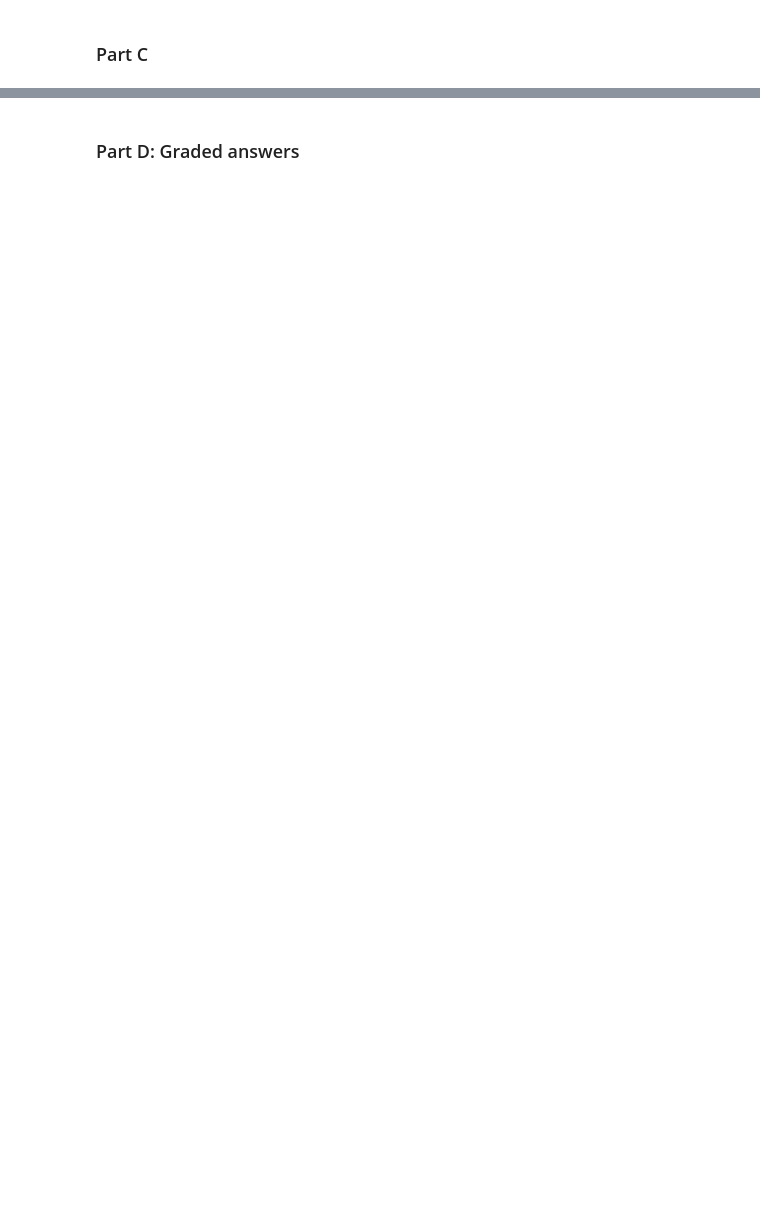
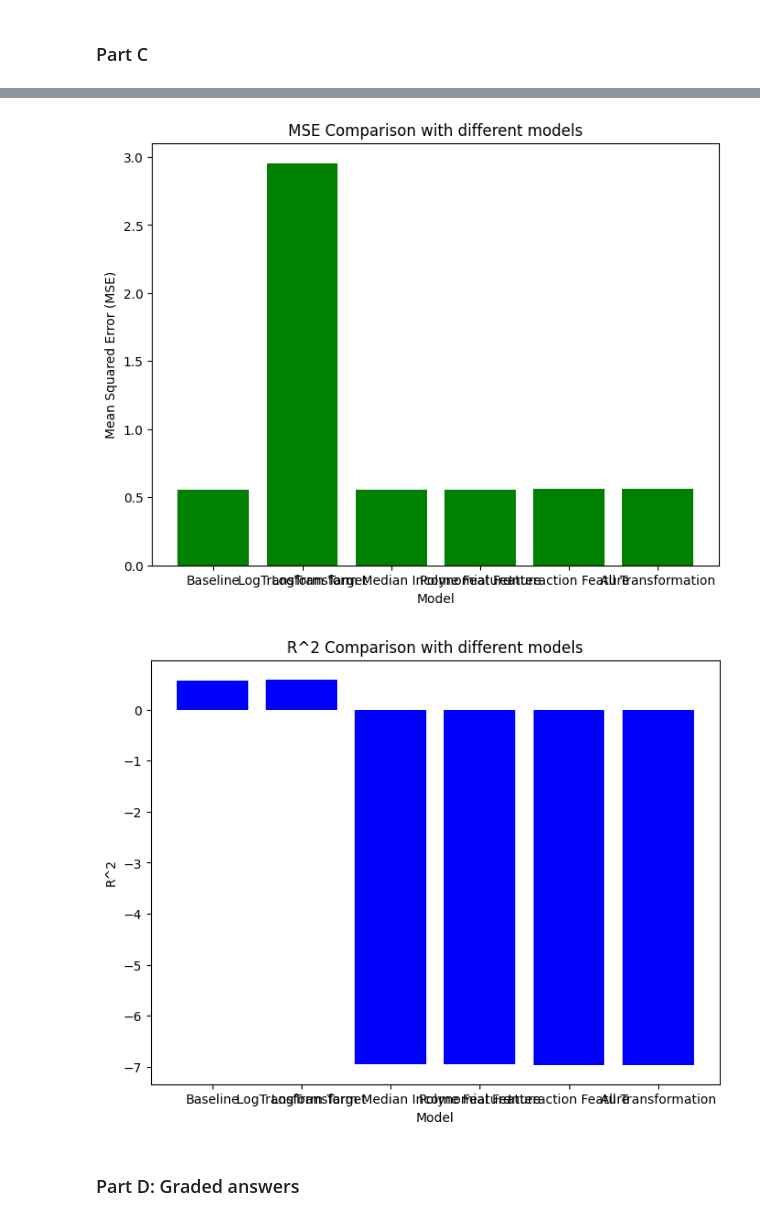
Before and after one commit to Talmaw/Homework_03, a Jupyter notebook: Homework_03.ipynb, the cells around one changed output, grey strips where cells are left out. Cells and saved outputs as stored; diff of their text form; code cells hidden in the pictures; blank space fills up the shorter version.

```diff
--- a/Homework_03.ipynb
+++ b/Homework_03.ipynb
@@ -374,3 +494,10 @@ You may create additional code cells as you wish.
 ### Part C
 # %%
 # Your code here
+
+summary = pd.DataFrame({
+    'Model' : ['Baseline', 'LogTransform Target', 'LogTransform Median Income Feature', 'Polynomial Feature', 'Interaction Feature', 'All Transformation'],
+    'Testing MSE' : [mse_baseline, mse_log, mse_median_income, mse_polynomial , mse_interaction,mse_all],
+    'R2': [r2_baseline, r2_log, r2_median_income, r2_polynomial , r2_interaction, r2_all]
+})
+print(summary)
@@ -377,3 +512,22 @@ You may create additional code cells as you wish.
+# %%
+# MSE Comparison
+plt.figure(figsize=(8,6))
+plt.bar(summary['Model'], summary['Testing MSE'], color = 'green')
+plt.xlabel('Model')
+plt.ylabel('Mean Squared Error (MSE)')
+plt.title('MSE Comparison with different models')
+plt.show()
+
+# R2
+plt.figure(figsize=(8,6))
+plt.bar(summary['Model'], summary['R2'], color = 'blue')
+plt.xlabel('Model')
+plt.ylabel('R^2')
+plt.title('R^2 Comparison with different models')
+plt.show()
+# %% [output]
+[figure, added]
+[figure, added]
 # %% [markdown]
 ### Part D: Graded answers
 # %%
```
Also changed, not shown: parts of 17 cells of this notebook.
